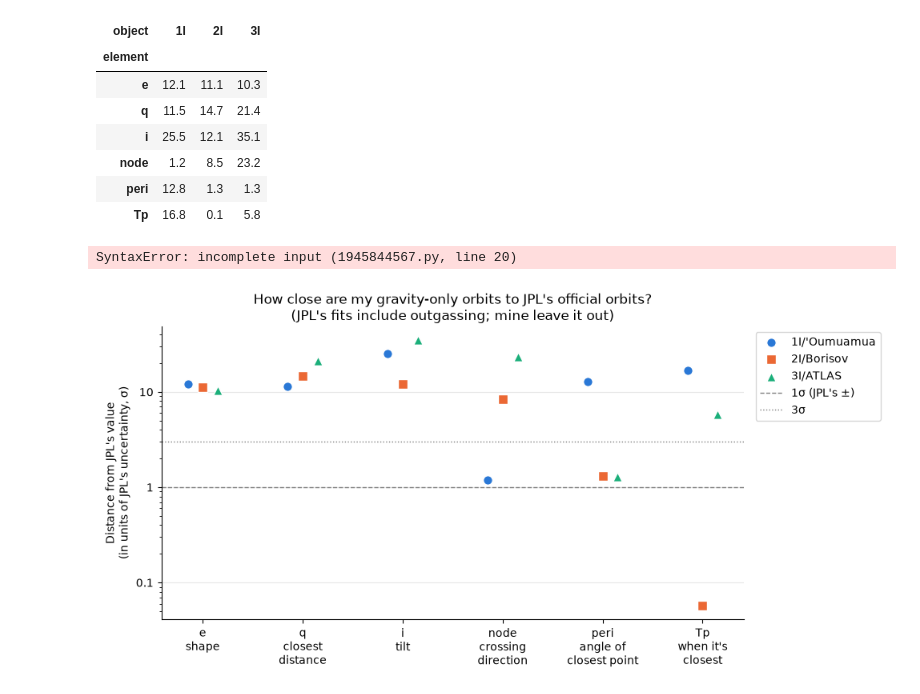
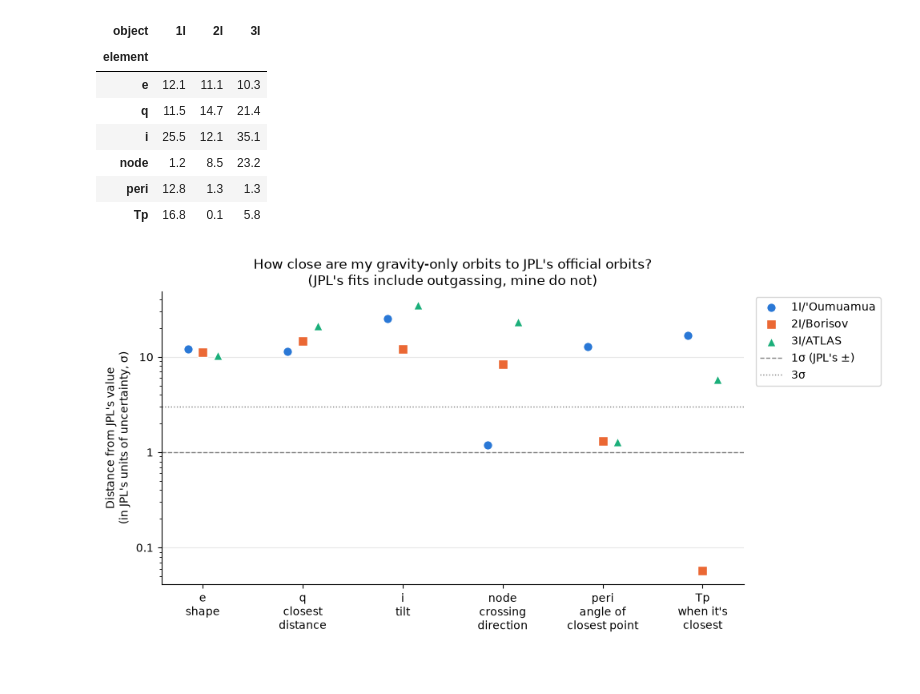
Before and after one commit to MarshallF-dev/Project-INTERLOPER, a Jupyter notebook: notebooks/06_orbit_accuracy.ipynb, the cells around one changed output. Saved outputs shown, nothing was run; the diff lists cells and outputs as text; code cells hidden in the pictures.

```diff
--- a/notebooks/06_orbit_accuracy.ipynb
+++ b/notebooks/06_orbit_accuracy.ipynb
@@ -118,28 +118,6 @@ table.pivot(index = "element", columns="object", values="offset_sigma").loc[ELEM
 | node | 1.2 | 8.5 | 23.2 |
 | peri | 12.8 | 1.3 | 1.3 |
 | Tp | 16.8 | 0.1 | 5.8 |
-# %%
-#this cell will create the plot of orbit accuracy.
-LABELS = { #dict that pairs the element to the label printed under it. \n means new line.
-    "e":    "e\nshape",
-    "q":    "q\nclosest\ndistance",
-    "i":    "i\ntilt",
-    "node": "node\ncrossing\ndirection",
-    "peri": "peri\nangle of\nclosest point",
-    "Tp":   "Tp\nwhen it's\nclosest",
-}
-STYLE = { #pairs each object with a color, a marker shape, and a name for the legend.
-    "1I": ("#2a78d6", "o", "1I/'Oumuamua"),
-    "2I": ("#eb6834", "s", "2I/Borisov"),
-    "3I": ("#1baf7a", "^", "3I/ATLAS"),
-}
-SHIFT = {"1I": -0.15, "2I": 0.0, "3I": 0.15} #nudges each object's markers a little left or right where needed, to prevent overlap
-
-fig, ax = plt.subplots(figsize=(10, 5)) #makes a blank iamge, 10 by five inches.
-
-for obj, (color, marker, name) in STYLE.items(): #loops over each object, takes out the style settings from each, and puts them into named variables.
-# %% [output]
-SyntaxError: incomplete input (1945844567.py, line 20)
 # %%
 %%time
 #this cell will put all 18 offsets onto on one chart
@@ -153,34 +131,34 @@ LABELS = { #a dictionary that pairs each element with the label printed unerneat
 }
 STYLE = { #pairs each ISO with the color, marker shape, and the name for the legend
     "1I": ("#2a78d6", "o", "1I/'Oumuamua"),
     "2I": ("#eb6834", "s", "2I/Borisov"),
     "3I": ("#1baf7a", "^", "3I/ATLAS")
 }
 SHIFT = {"1I": -0.15, "2I": 0.0, "3I": 0.15} #shifts each object's markers so they don't overlap
 
 fig, ax = plt.subplots(figsize=(10, 5)) #makes a blank image, with a plotting area
 
 for obj, (color, marker, name) in STYLE.items(): #loops over the objects and unpacks its style settings
     part = table[table["object"] == obj] #keeps only this object's 6 rows from the table
     x = [ELEMENTS.index(el) + SHIFT[obj] for el in part ["element"]] #works out each marker's left-right position
     ax.scatter(x, part["offset_sigma"], color=color, marker=marker, s=70, edgecolor="white", linewidth=1, label=name, zorder=3) #draws the markers
 
 #the below lines are the "reference lines"
 ax.axhline(1, color="gray", linestyle="--", linewidth=1, label="1σ (JPL's ±)") #draws a dashed horozontal line across the chart, at 1σ
 ax.axhline(3, color="gray", linestyle=":", linewidth=1, label="3σ") #draws a dotted line at 3σ
 
 ax.set_yscale("log") #switches the y-axis to a logramithic scale
 ax.yaxis.set_major_formatter(StrMethodFormatter("{x:g}")) #writes the y-axis numbers in plain form. gives 0.1, 1, 10 instead of 10^-1
 ax.set_xticks(range(len(ELEMENTS))) #puts tick marks at positions 0 through 5. len counts the items in the list
 ax.set_xticklabels([LABELS[el] for el in ELEMENTS]) #writes each element's label at its tick
-ax.set_ylabel("Distance from JPL's value\n(in units of JPL's uncertainty, σ)") #axis label
-ax.set_title("How close are my gravity-only orbits to JPL's official orbits?\n""(JPL's fits include outgassing; mine leave it out)") #title
+ax.set_ylabel("Distance from JPL's value\n(in JPL's units of uncertainty, σ)") #axis label
+ax.set_title("How close are my gravity-only orbits to JPL's official orbits?\n""(JPL's fits include outgassing, mine do not)") #title
 ax.grid(axis="y", alpha=0.3) #adds faint horizontal gridlines
 ax.spines[["top", "right"]].set_visible(False) #removes the top and right border lines
 ax.legend(loc="upper left", bbox_to_anchor=(1.01, 1)) #places the key, outside of edge of chart
 
 fig.tight_layout() #adjusts spacing so no labels get cut
-fig.savefig("../figures/orbit_accuracy_v1.png", dpi=200) #saves the picture in figures folder
+fig.savefig("../figures/orbit_accuracy_v2.png", dpi=200) #saves the picture in figures folder
 plt.show()#shows the chart in the notebook
 # %% [output]
-[figure, old version]
+[figure, new version]
```
Also changed, not shown: parts of 2 cells of this notebook, 6 other files.
